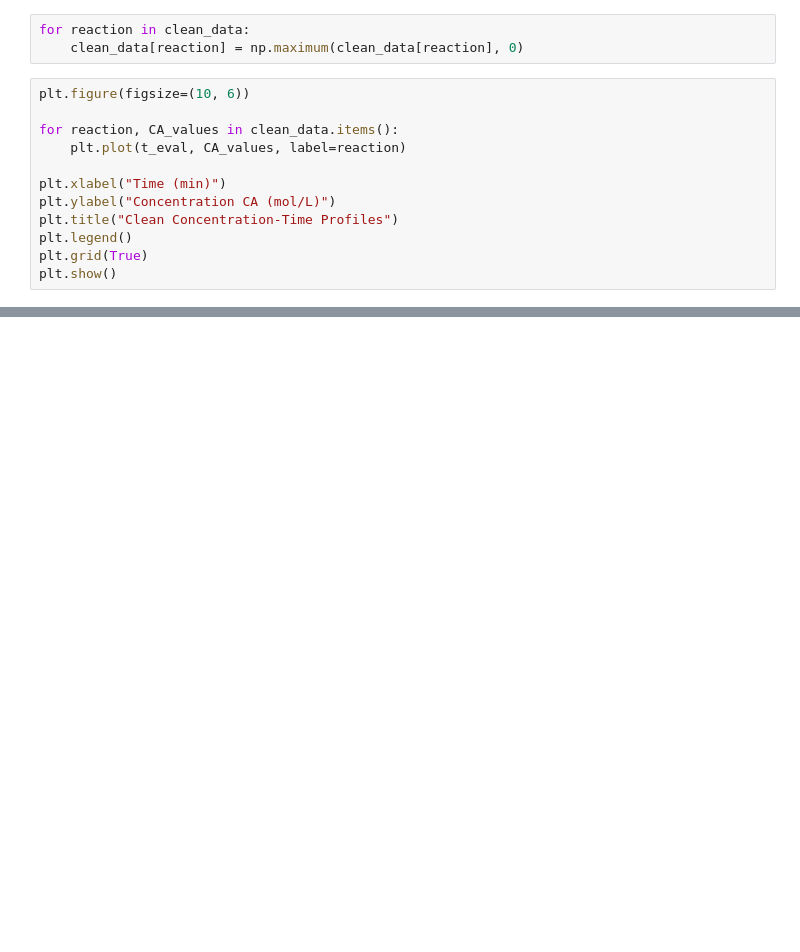
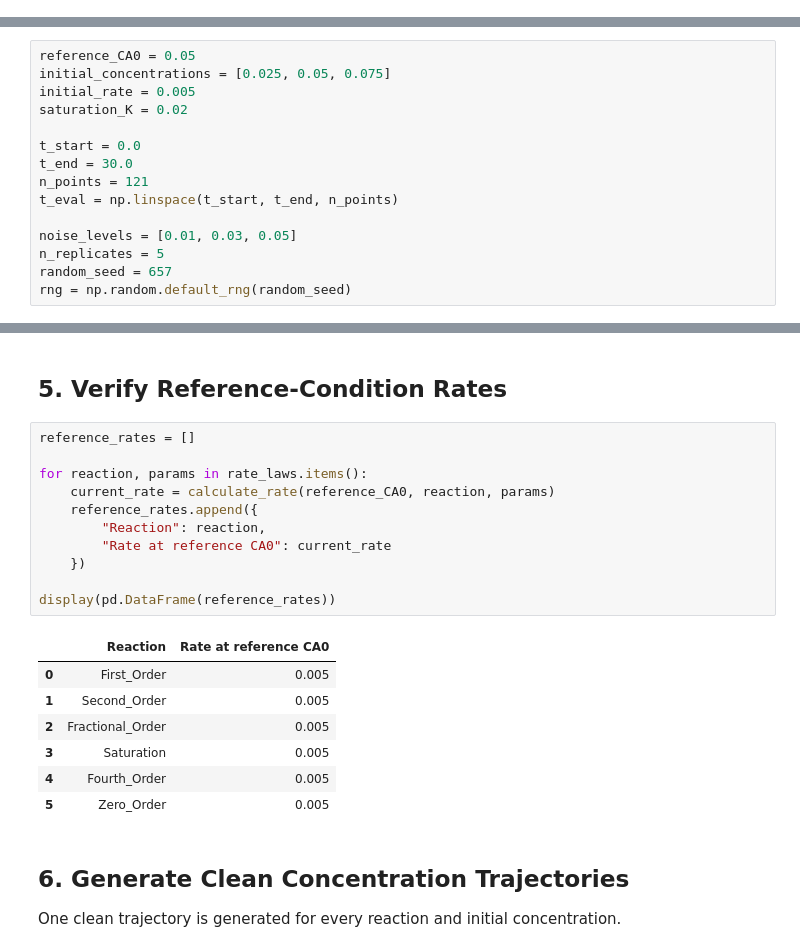
Before and after one commit to PrakharG8651/CHE657-Term-Project, a Jupyter notebook: Data_generator.ipynb, the cells around one changed output, grey strips where cells are left out. Cells and saved outputs as stored; diff of their text form; blank space fills up the shorter version.

Commit message:
Updated data generator

```diff
--- a/Data_generator.ipynb
+++ b/Data_generator.ipynb
@@ -119,15 +0,0 @@ for reaction, params in rate_laws.items():
-# %%
-for reaction in clean_data:
-    clean_data[reaction] = np.maximum(clean_data[reaction], 0)
-# %%
-plt.figure(figsize=(10, 6))
-
-for reaction, CA_values in clean_data.items():
-    plt.plot(t_eval, CA_values, label=reaction)
-
-plt.xlabel("Time (min)")
-plt.ylabel("Concentration CA (mol/L)")
-plt.title("Clean Concentration-Time Profiles")
-plt.legend()
-plt.grid(True)
-plt.show()
@@ -281,0 +20,15 @@ Dataset exported successfully!
+# %%
+reference_CA0 = 0.05
+initial_concentrations = [0.025, 0.05, 0.075]
+initial_rate = 0.005
+saturation_K = 0.02
+
+t_start = 0.0
+t_end = 30.0
+n_points = 121
+t_eval = np.linspace(t_start, t_end, n_points)
+
+noise_levels = [0.01, 0.03, 0.05]
+n_replicates = 5
+random_seed = 657
+rng = np.random.default_rng(random_seed)
@@ -281,0 +147,25 @@ Dataset exported successfully!
+# %% [markdown]
+## 5. Verify Reference-Condition Rates
+# %%
+reference_rates = []
+
+for reaction, params in rate_laws.items():
+    current_rate = calculate_rate(reference_CA0, reaction, params)
+    reference_rates.append({
+        "Reaction": reaction,
+        "Rate at reference CA0": current_rate
+    })
+
+display(pd.DataFrame(reference_rates))
+# %% [output]
+|  | Reaction | Rate at reference CA0 |
+| 0 | First_Order | 0.005 |
+| 1 | Second_Order | 0.005 |
+| 2 | Fractional_Order | 0.005 |
+| 3 | Saturation | 0.005 |
+| 4 | Fourth_Order | 0.005 |
+| 5 | Zero_Order | 0.005 |
+# %% [markdown]
+## 6. Generate Clean Concentration Trajectories
+
+One clean trajectory is generated for every reaction and initial concentration.
```
Also changed, not shown: parts of 34 cells of this notebook.
